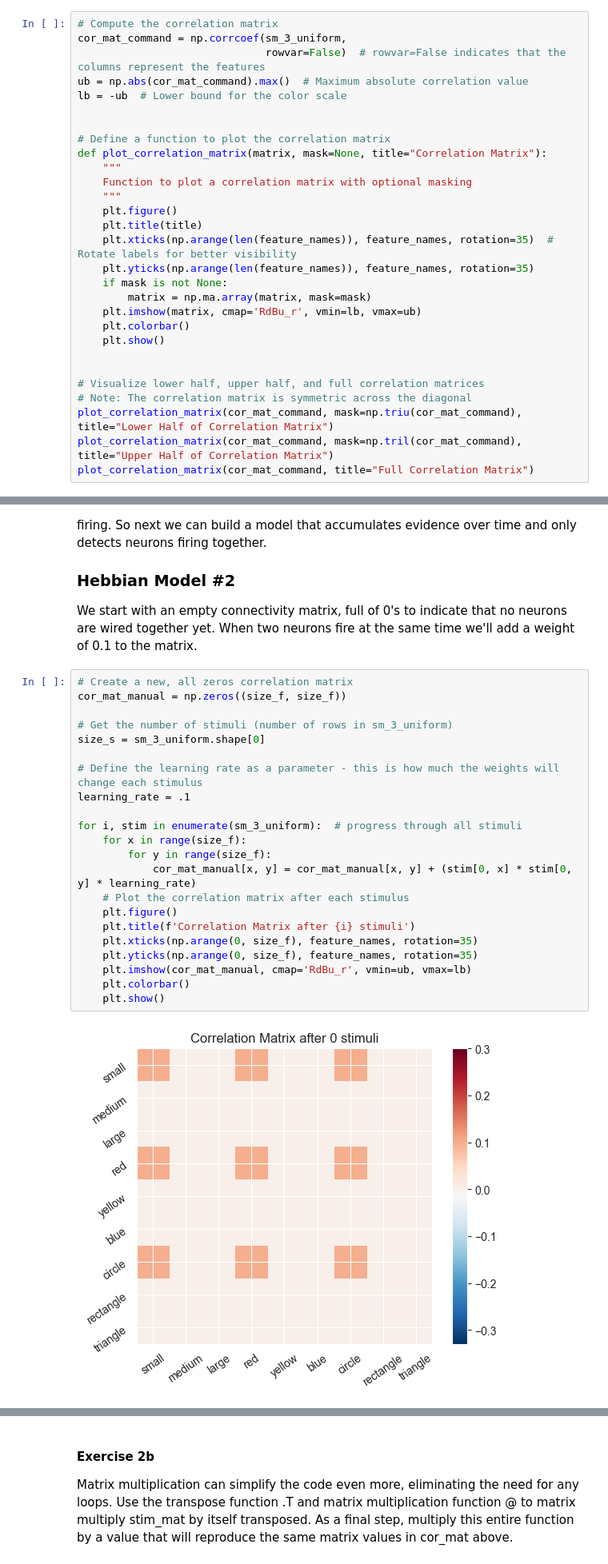
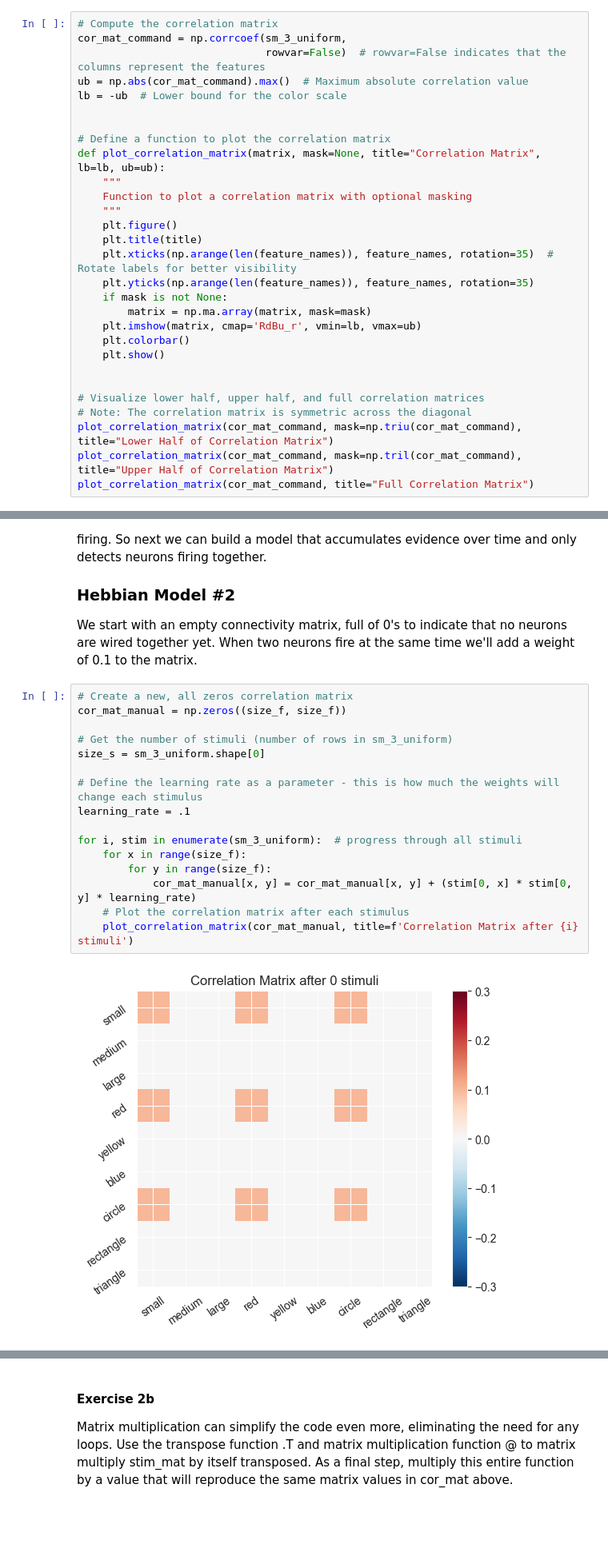
Before and after one commit to younesStrittmatter/502B, a Jupyter notebook: book/content/chapter_1/notebooks/Hebbian Learning.ipynb, the cells around one changed output, grey strips where cells are left out. Shown at 80% size. Saved outputs shown, nothing was run; the diff lists cells and outputs as text; blank space fills up the shorter version.

```diff
--- a/book/content/chapter_1/notebooks/Hebbian Learning.ipynb
+++ b/book/content/chapter_1/notebooks/Hebbian Learning.ipynb
@@ -145,7 +128,7 @@ lb = -ub  # Lower bound for the color scale
 
 
 # Define a function to plot the correlation matrix
-def plot_correlation_matrix(matrix, mask=None, title="Correlation Matrix"):
+def plot_correlation_matrix(matrix, mask=None, title="Correlation Matrix", lb=lb, ub=ub):
     """
     Function to plot a correlation matrix with optional masking
     """
@@ -232,24 +219,18 @@ We start with an empty connectivity matrix, full of 0's to indicate that no neur
 # %%
 # Create a new, all zeros correlation matrix
 cor_mat_manual = np.zeros((size_f, size_f))
 
 # Get the number of stimuli (number of rows in sm_3_uniform)
 size_s = sm_3_uniform.shape[0]
 
 # Define the learning rate as a parameter - this is how much the weights will change each stimulus
 learning_rate = .1
 
 for i, stim in enumerate(sm_3_uniform):  # progress through all stimuli
     for x in range(size_f):
         for y in range(size_f):
             cor_mat_manual[x, y] = cor_mat_manual[x, y] + (stim[0, x] * stim[0, y] * learning_rate)
     # Plot the correlation matrix after each stimulus
-    plt.figure()
-    plt.title(f'Correlation Matrix after {i} stimuli')
-    plt.xticks(np.arange(0, size_f), feature_names, rotation=35)
-    plt.yticks(np.arange(0, size_f), feature_names, rotation=35)
-    plt.imshow(cor_mat_manual, cmap='RdBu_r', vmin=ub, vmax=lb)
-    plt.colorbar()
-    plt.show()
+    plot_correlation_matrix(cor_mat_manual, title=f'Correlation Matrix after {i} stimuli')
 # %% [output]
-[figure, old version]
+[figure, new version]
```
Also changed, not shown: parts of 18 cells of this notebook.
